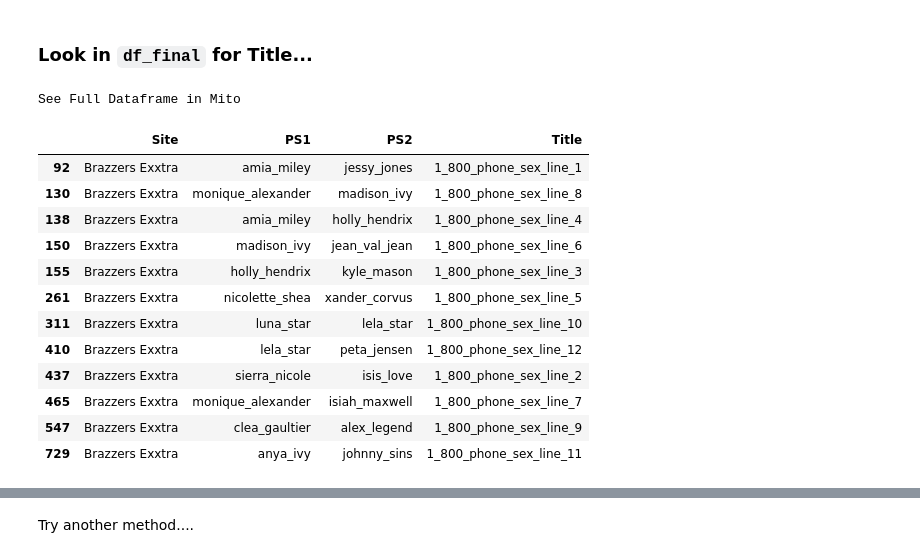
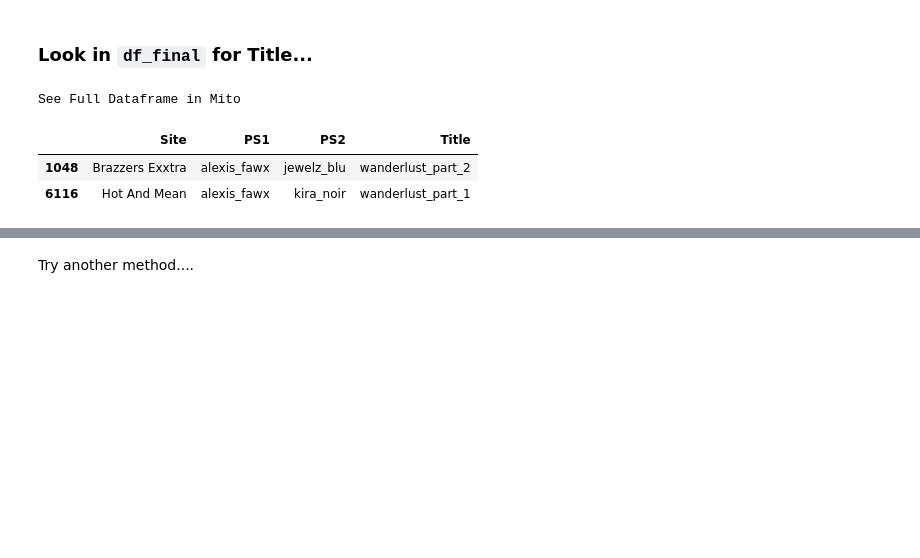
Before and after one commit to docwerder/braz, a Jupyter notebook: site_scans/scancompare_df_final_my_db.ipynb, the cells around one changed output, grey strips where cells are left out. Cells and saved outputs as stored; diff of their text form; code cells hidden in the pictures; blank space fills up the shorter version.

```diff
--- a/site_scans/scancompare_df_final_my_db.ipynb
+++ b/site_scans/scancompare_df_final_my_db.ipynb
@@ -297,23 +307,13 @@ dont_touch_her_3
 ### Look in `df_final` for Title...
 # %%
 ps_str = ""
-title_string = '1_800_phone_sex'
+title_string = 'wanderlust'
 #df_2[df_2['PS1'].str.contains(substr)]
 df_final[df_final['PS1'].str.contains(ps_str) & df_final['Title'].str.contains(title_string)]
 # %% [output]
 See Full Dataframe in Mito
 |  | Site | PS1 | PS2 | Title |
-| 92 | Brazzers Exxtra | amia_miley | jessy_jones | 1_800_phone_sex_line_1 |
-| 130 | Brazzers Exxtra | monique_alexander | madison_ivy | 1_800_phone_sex_line_8 |
-| 138 | Brazzers Exxtra | amia_miley | holly_hendrix | 1_800_phone_sex_line_4 |
-| 150 | Brazzers Exxtra | madison_ivy | jean_val_jean | 1_800_phone_sex_line_6 |
-| 155 | Brazzers Exxtra | holly_hendrix | kyle_mason | 1_800_phone_sex_line_3 |
-| 261 | Brazzers Exxtra | nicolette_shea | xander_corvus | 1_800_phone_sex_line_5 |
-| 311 | Brazzers Exxtra | luna_star | lela_star | 1_800_phone_sex_line_10 |
-| 410 | Brazzers Exxtra | lela_star | peta_jensen | 1_800_phone_sex_line_12 |
-| 437 | Brazzers Exxtra | sierra_nicole | isis_love | 1_800_phone_sex_line_2 |
-| 465 | Brazzers Exxtra | monique_alexander | isiah_maxwell | 1_800_phone_sex_line_7 |
-| 547 | Brazzers Exxtra | clea_gaultier | alex_legend | 1_800_phone_sex_line_9 |
-| 729 | Brazzers Exxtra | anya_ivy | johnny_sins | 1_800_phone_sex_line_11 |
+| 1048 | Brazzers Exxtra | alexis_fawx | jewelz_blu | wanderlust_part_2 |
+| 6116 | Hot And Mean | alexis_fawx | kira_noir | wanderlust_part_1 |
 # %%
 len(df_final_ad[df_final_ad['available_in_my_db'] == 'yes'])
```
Also changed, not shown: parts of 18 cells of this notebook, 3 other files.
